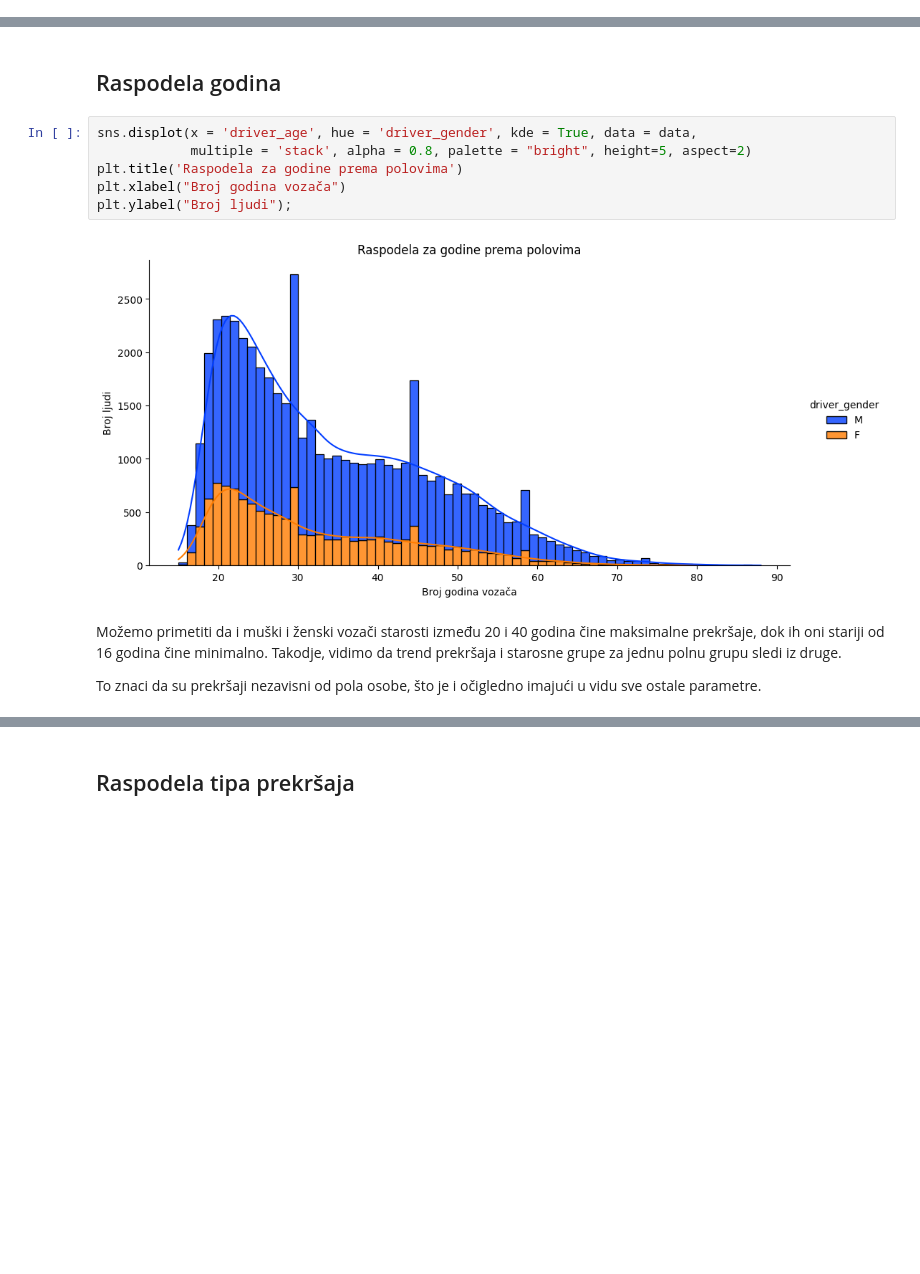
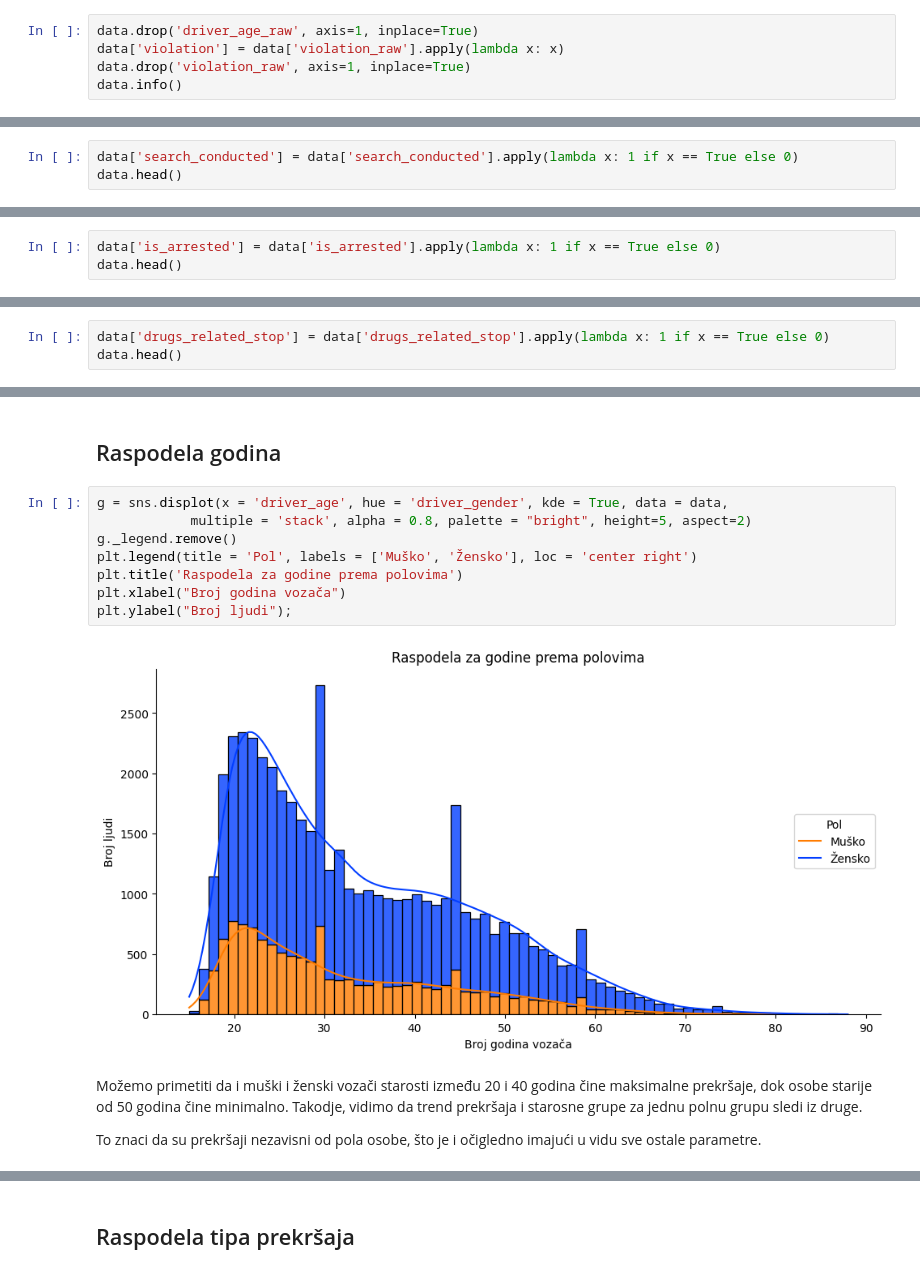
Before and after one commit to StefanJevtic63/2023_Data_Mining_Traffic_violations_Dataset, a Jupyter notebook: preprocessing/preprocessing.ipynb, the cells around one changed output, grey strips where cells are left out. Saved outputs shown, nothing was run; the diff lists cells and outputs as text; blank space fills up the shorter version.

```diff
--- a/preprocessing/preprocessing.ipynb
+++ b/preprocessing/preprocessing.ipynb
@@ -157,0 +210,5 @@ not_arrested = (100-(arrested))
+# %%
+data.drop('driver_age_raw', axis=1, inplace=True)
+data['violation'] = data['violation_raw'].apply(lambda x: x)
+data.drop('violation_raw', axis=1, inplace=True)
+data.info()
@@ -157,0 +238,3 @@ not_arrested = (100-(arrested))
+# %%
+data['search_conducted'] = data['search_conducted'].apply(lambda x: 1 if x == True else 0)
+data.head()
@@ -157,0 +250,3 @@ not_arrested = (100-(arrested))
+# %%
+data['is_arrested'] = data['is_arrested'].apply(lambda x: 1 if x == True else 0)
+data.head()
@@ -157,0 +262,3 @@ not_arrested = (100-(arrested))
+# %%
+data['drugs_related_stop'] = data['drugs_related_stop'].apply(lambda x: 1 if x == True else 0)
+data.head()
@@ -167,14 +295,16 @@ data.head()
 # %% [markdown]
  ## Raspodela godina
 # %%
-sns.displot(x = 'driver_age', hue = 'driver_gender', kde = True, data = data,
+g = sns.displot(x = 'driver_age', hue = 'driver_gender', kde = True, data = data,
             multiple = 'stack', alpha = 0.8, palette = "bright", height=5, aspect=2)
+g._legend.remove()
+plt.legend(title = 'Pol', labels = ['Muško', 'Žensko'], loc = 'center right')
 plt.title('Raspodela za godine prema polovima')
 plt.xlabel("Broj godina vozača")
 plt.ylabel("Broj ljudi");
 # %% [output]
-[figure, old version]
+[figure, new version]
 # %% [markdown]
-Možemo primetiti da i muški i ženski vozači starosti između 20 i 40 godina čine maksimalne prekršaje, dok ih oni stariji od 16 godina čine minimalno. Takodje, vidimo da trend prekršaja i starosne grupe za jednu polnu grupu sledi iz druge.
+Možemo primetiti da i muški i ženski vozači starosti između 20 i 40 godina čine maksimalne prekršaje, dok osobe starije od 50 godina čine minimalno. Takodje, vidimo da trend prekršaja i starosne grupe za jednu polnu grupu sledi iz druge.
 
 To znaci da su prekršaji nezavisni od pola osobe, što je i očigledno imajući u vidu sve ostale parametre.
```
Also changed, not shown: parts of 88 cells of this notebook, 3 other files.
